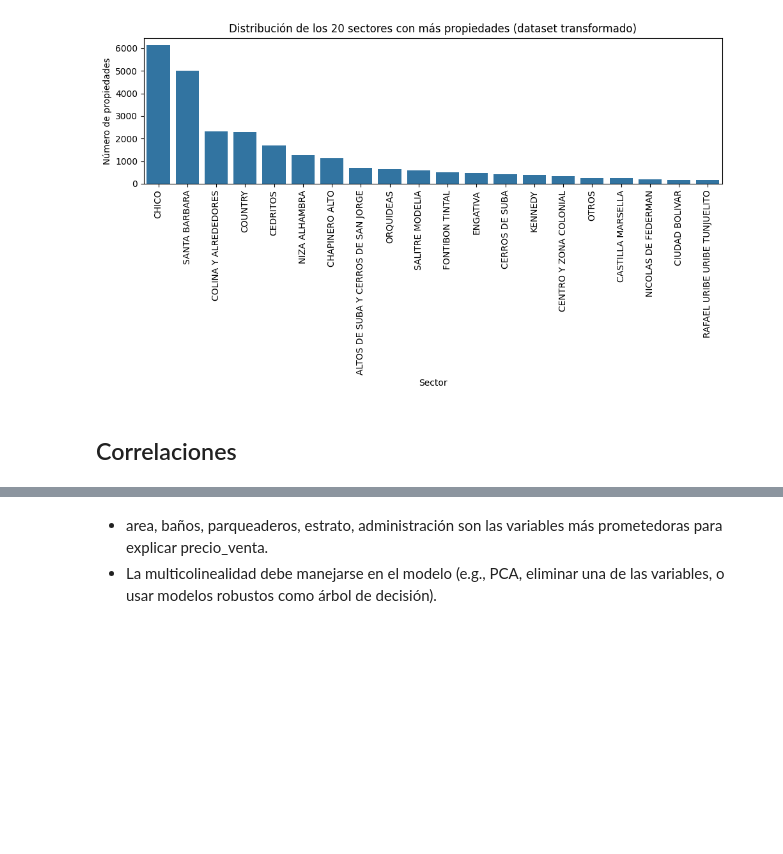
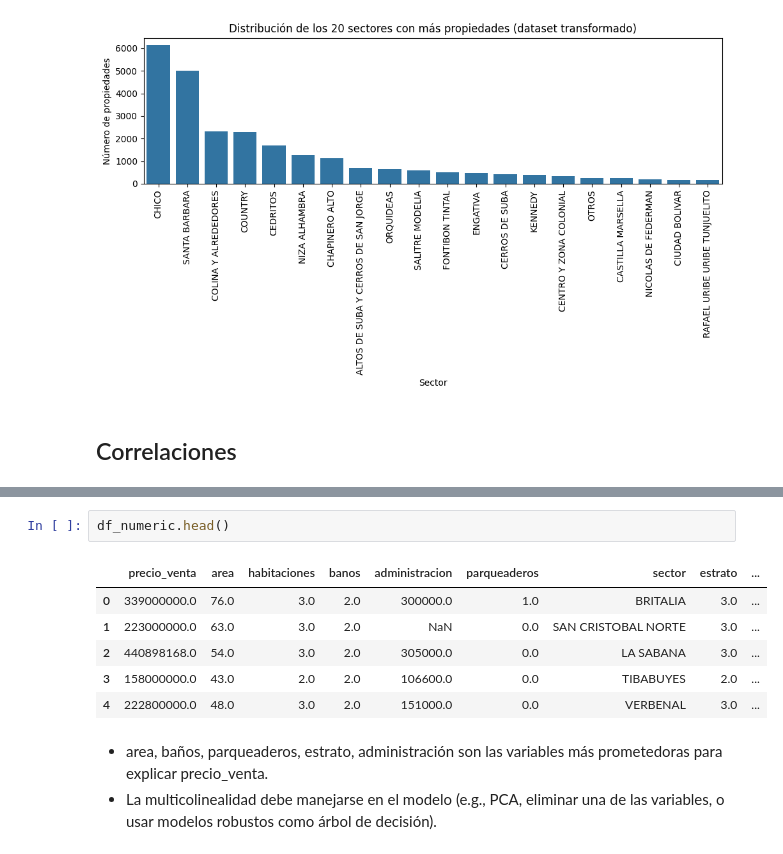
Before and after one commit to thordickinson/maestria-ia, a Jupyter notebook: analisis/notebooks/1.2.analisis_limpieza_imputacion.ipynb, the cells around one changed output, grey strips where cells are left out. Drawn from its saved outputs; the diff is of its cells as text; blank space fills up the shorter version.

```diff
--- a/analisis/notebooks/1.2.analisis_limpieza_imputacion.ipynb
+++ b/analisis/notebooks/1.2.analisis_limpieza_imputacion.ipynb
@@ -344,3 +346,12 @@ plt.show()
+# %%
+df_numeric.head()
+# %% [output]
+|  | precio_venta | area | habitaciones | banos | administracion | parqueaderos | sector | estrato | ... |
+| 0 | 339000000.0 | 76.0 | 3.0 | 2.0 | 300000.0 | 1.0 | BRITALIA | 3.0 | ... |
+| 1 | 223000000.0 | 63.0 | 3.0 | 2.0 | NaN | 0.0 | SAN CRISTOBAL NORTE | 3.0 | ... |
+| 2 | 440898168.0 | 54.0 | 3.0 | 2.0 | 305000.0 | 0.0 | LA SABANA | 3.0 | ... |
+| 3 | 158000000.0 | 43.0 | 2.0 | 2.0 | 106600.0 | 0.0 | TIBABUYES | 2.0 | ... |
+| 4 | 222800000.0 | 48.0 | 3.0 | 2.0 | 151000.0 | 0.0 | VERBENAL | 3.0 | ... |
 # %% [markdown]
 * area, baños, parqueaderos, estrato, administración son las variables más prometedoras para explicar precio_venta.
 * La multicolinealidad debe manejarse en el modelo (e.g., PCA, eliminar una de las variables, o usar modelos robustos como árbol de decisión).
```
Also changed, not shown: parts of 6 cells of this notebook, 30 other files.
